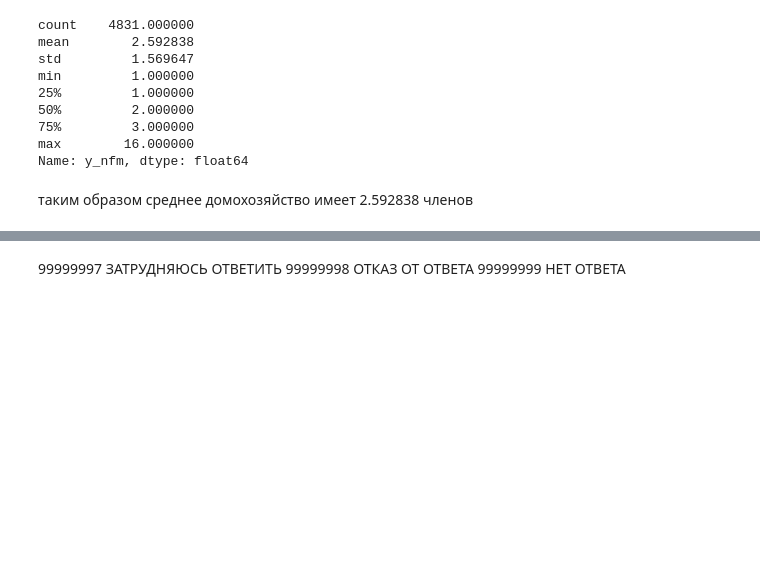
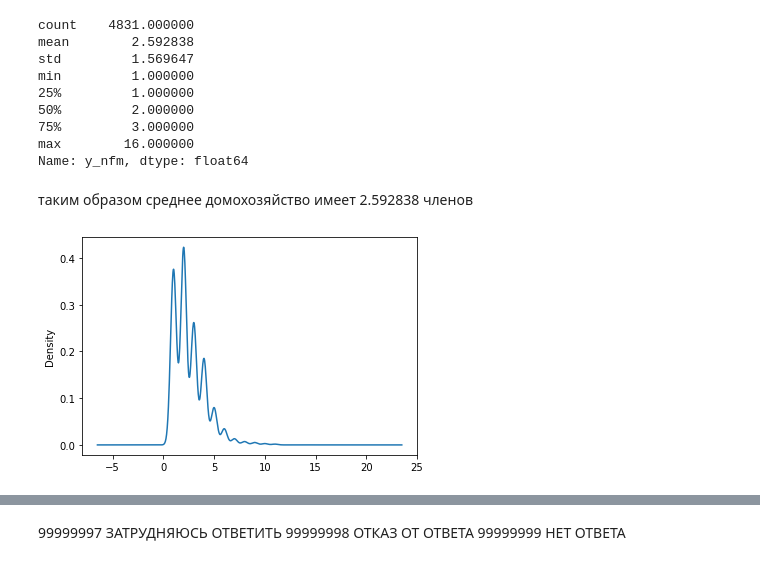
Before and after one commit to chereshan/Term-Paper, a Jupyter notebook: Almost Ideal Demand System on RLMS-HSE.ipynb, the cells around one changed output, grey strips where cells are left out. Saved outputs shown, nothing was run; the diff lists cells and outputs as text; code cells hidden in the pictures; blank space fills up the shorter version.

```diff
--- a/Almost Ideal Demand System on RLMS-HSE.ipynb
+++ b/Almost Ideal Demand System on RLMS-HSE.ipynb
@@ -72,2 +78,6 @@ ax = df.plot.hist(column=["y_nfm"], by="gender", figsize=(10, 8))
 # %% [markdown]
 таким образом среднее домохозяйство имеет 2.592838 членов
+# %%
+ax = df.loc[:,"y_nfm"].plot.kde()
+# %% [output]
+[figure, added]
```
Also changed, not shown: parts of 25 cells of this notebook.
